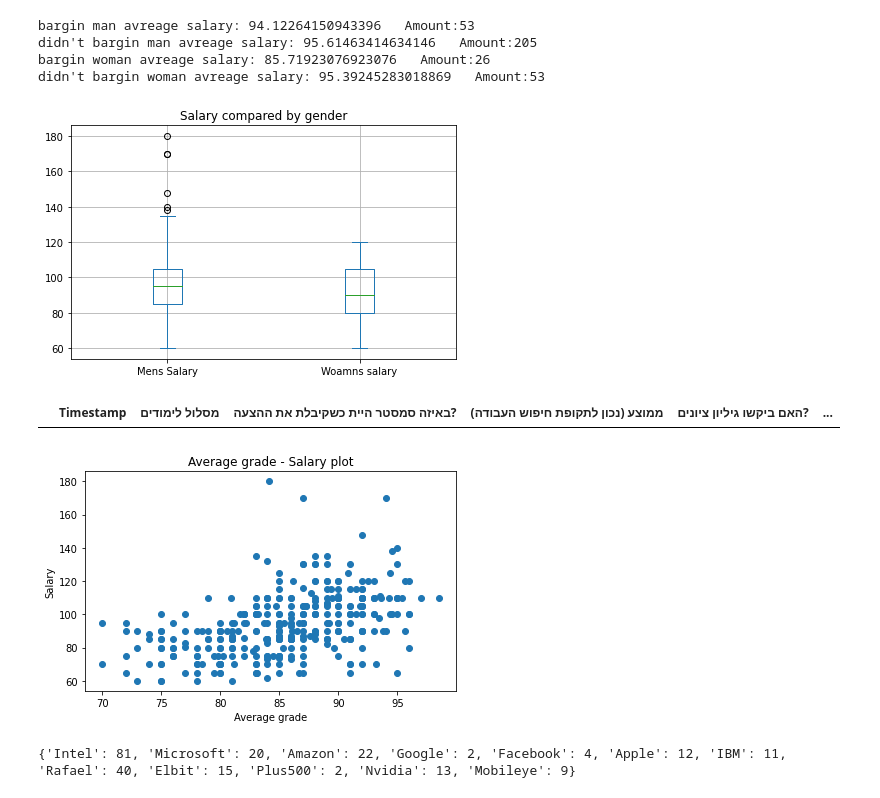
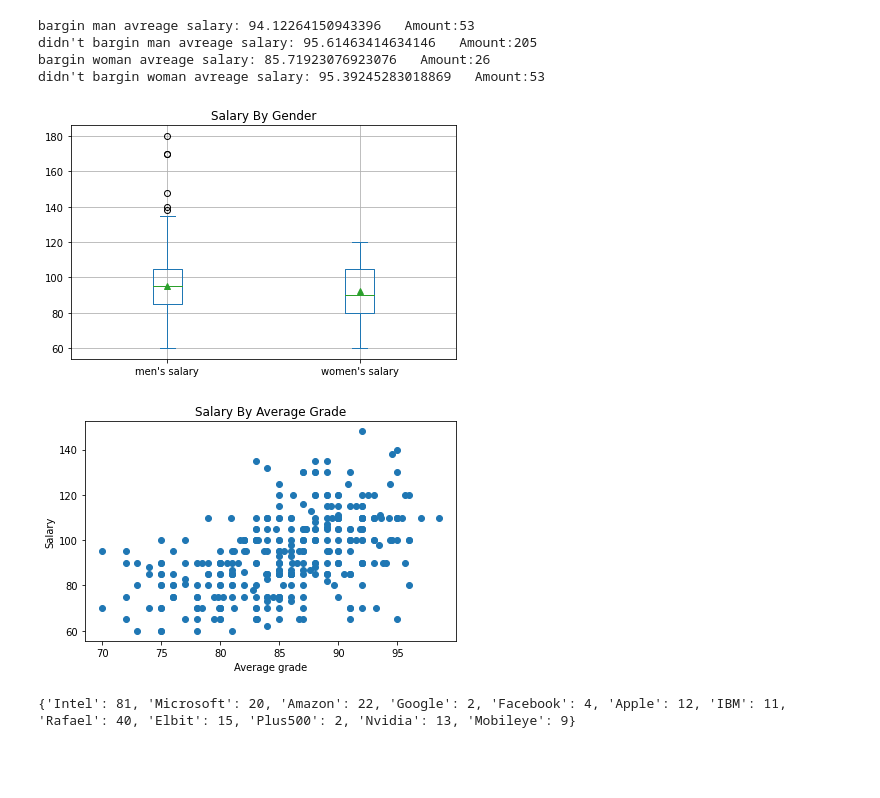
Before and after one commit to itay-nakash/SalarySurvey, a Jupyter notebook: SalarySurvey_form.ipynb, the cells around one changed output. Cells and saved outputs as stored; diff of their text form; code cells hidden in the pictures; blank space fills up the shorter version.

```diff
--- a/SalarySurvey_form.ipynb
+++ b/SalarySurvey_form.ipynb
@@ -131,36 +127,28 @@ plt.rcParams["figure.figsize"] = [7.50, 3.50]
 plt.rcParams["figure.autolayout"] = True
 
 # Pandas dataframe
-combined_dfs = pd.DataFrame({"Mens Salary": male_df[salary].astype(float), "Woamns salary": female_df[salary].astype(float)})
+combined_dfs = pd.DataFrame({"men\'s salary": male_df[salary].astype(float), "women\'s salary": female_df[salary].astype(float)})
 
 # Plot the dataframe
-ax = combined_dfs[['Mens Salary', 'Woamns salary']].plot(kind='box',grid=True,title='Salary compared by gender')
+ax = combined_dfs[['men\'s salary', 'women\'s salary']].plot(kind='box',grid=True, showmeans=True,title='Salary By Gender')
 
 # Display the plot
 plt.show()
 # %% [output]
-[figure, old version]
+[figure, new version]
 # %%
 #get outliers cleaned for the scatter point:
 scatter_df=df
 scatter_df[scatter_df[salary]>160]
-scatter_df=scatter_df.drop(344)
-scatter_df=scatter_df.drop(345)
-scatter_df=scatter_df.drop(346)
-scatter_df=scatter_df.drop(347)
-scatter_df[scatter_df[salary]<59]
-#scatter_df=scatter_df.drop(0)
-#scatter_df=scatter_df.drop(1)
+scatter_df = scatter_df.drop(scatter_df[scatter_df[salary]>160].index)
-# %% [output]
-|  | Timestamp | מסלול לימודים | באיזה סמסטר היית כשקיבלת את ההצעה? | ממוצע (נכון לתקופת חיפוש העבודה) | האם ביקשו גיליון ציונים? | ... |
 # %%
 #prepare the scatter points:
 x=scatter_df[grade].astype(float)
 y=scatter_df[salary].astype(float)
 plt.scatter(x,y)
-plt.title("Average grade - Salary plot")
+plt.title("Salary By Average Grade")
 plt.xlabel("Average grade")
 plt.ylabel("Salary")
 plt.show()
 # %% [output]
-[figure, old version]
+[figure, new version]
```
Also changed, not shown: parts of 26 cells of this notebook.
